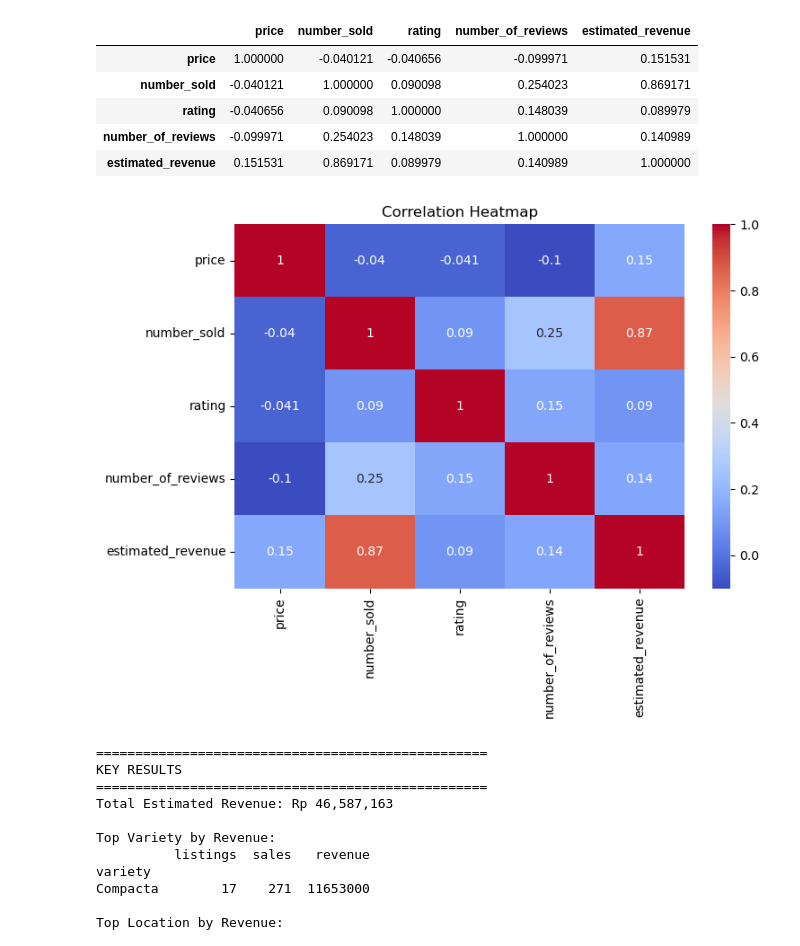
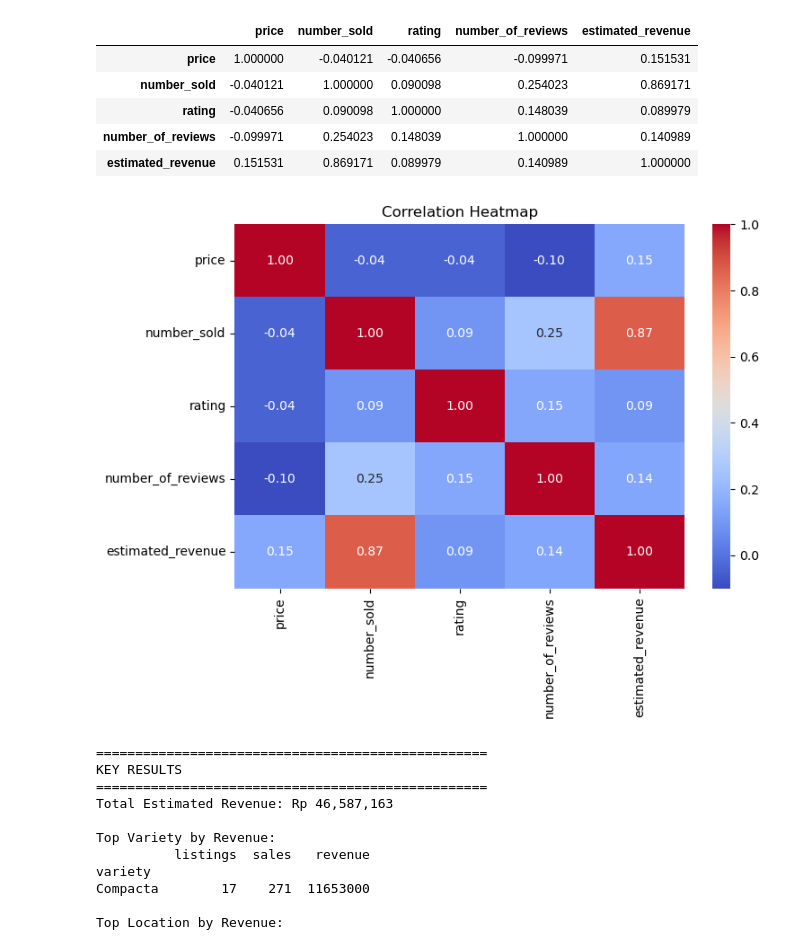
Before and after one commit to firilanjm/hoya_marketplace, a Jupyter notebook: notebooks/marketplace_analytics.ipynb, the cells around one changed output. Cells and saved outputs as stored; diff of their text form; code cells hidden in the pictures.

```diff
--- a/notebooks/marketplace_analytics.ipynb
+++ b/notebooks/marketplace_analytics.ipynb
@@ -389,27 +470,28 @@ corr
 # %%
 plt.figure(figsize=(8,6))
 
 sns.heatmap(
     corr,
     annot=True,
+    fmt=".2f",
     cmap="coolwarm"
 )
 
 plt.title(
     "Correlation Heatmap"
 )
 
 plt.tight_layout()
 
 plt.savefig(
     "../results/figure/correlation_heatmap.png",
     dpi=300,
     bbox_inches="tight"
 )
 
 plt.show()
 # %% [output]
-[figure, old version]
+[figure, new version]
 # %%
 print("="*50)
 print("KEY RESULTS")
```
Also changed, not shown: parts of 6 cells of this notebook.
